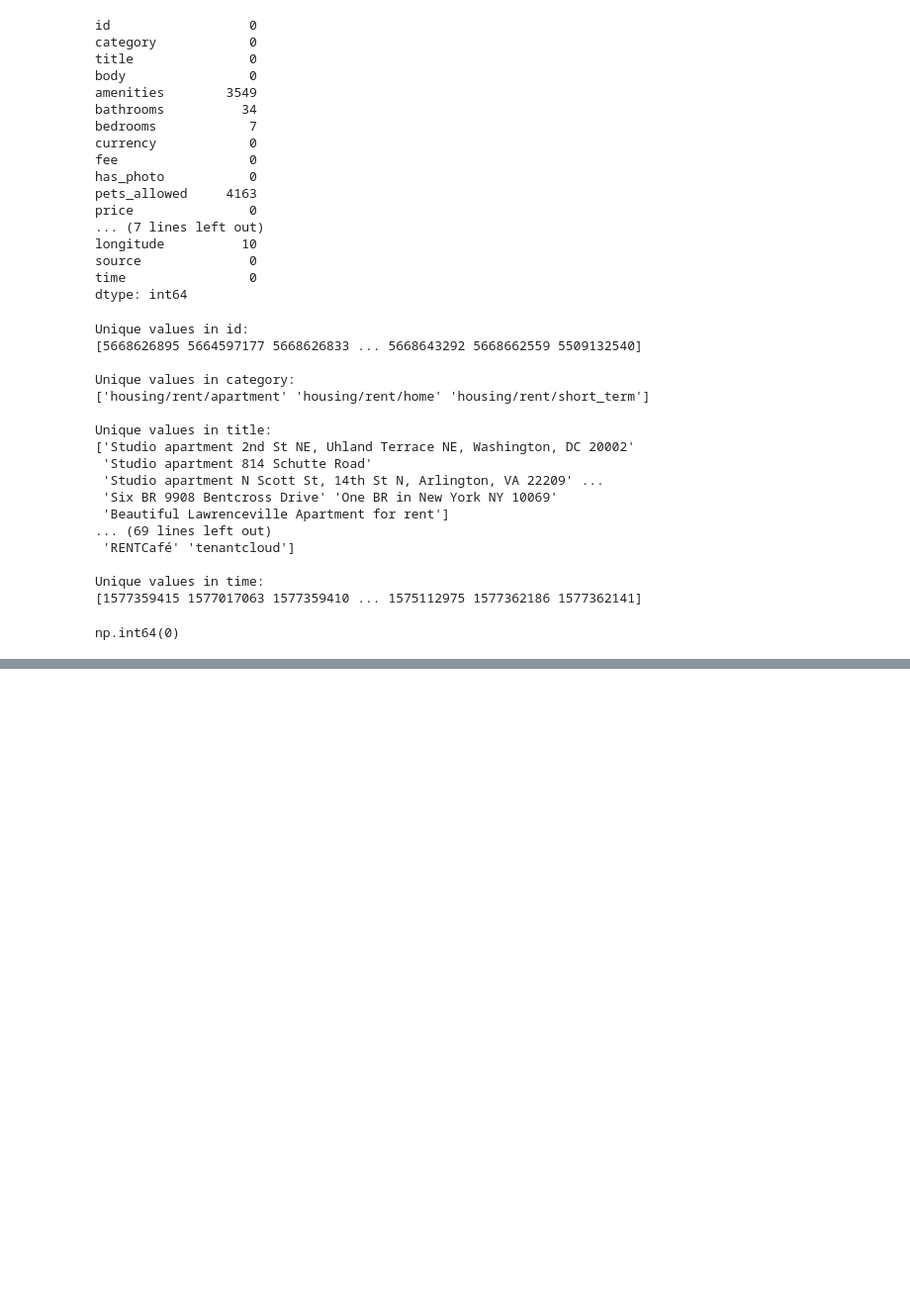
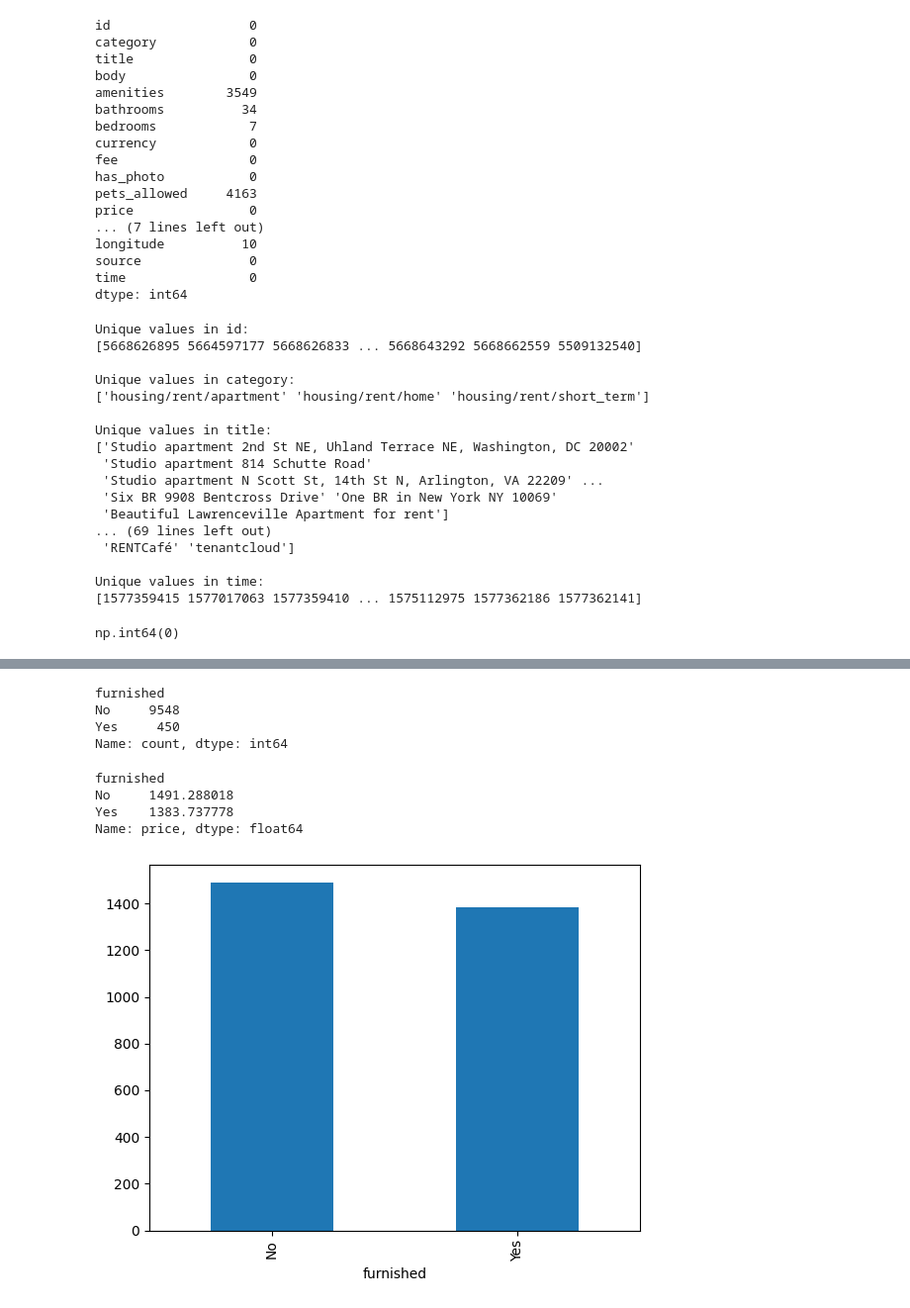
Before and after one commit to darrelljing21/ITEC4305-project, a Jupyter notebook: notebooks/process.ipynb, the cells around one changed output, grey strips where cells are left out. Shown at 99% size. Drawn from its saved outputs; the diff is of its cells as text; code cells hidden in the pictures; blank space fills up the shorter version.

```diff
--- a/notebooks/process.ipynb
+++ b/notebooks/process.ipynb
@@ -63,6 +63,13 @@ Unique values in title:
 
 Unique values in time:
 [1577359415 1577017063 1577359410 ... 1575112975 1577362186 1577362141]
+# %%
+df = df[df['category'] != 'housing/rent/short_term']
+df = df.drop(columns=['currency'])
+df['category'] = df['category'].replace({
+    'housing/rent/apartment': 'apartment',
+    'housing/rent/home': 'home'
+})
 # %%
 df_clean = df.copy()
 # %%
@@ -71,0 +111,3 @@ np.int64(0)
+# %%
+df['furnished'] = df['body'].str.contains('furnished', case=False, na=False).map({True: 'Yes', False: 'No'})
+df.head()
@@ -71,0 +122,26 @@ np.int64(0)
+# %%
+df['furnished'].value_counts()
+# %% [output]
+furnished
+No     9548
+Yes     450
+Name: count, dtype: int64
+# %%
+df['price'] = pd.to_numeric(df['price'], errors='coerce')
+df.loc[df['furnished'] == 'Yes', 'price'].mean()
+df.loc[df['furnished'] == 'No', 'price'].mean()
+avg_price =  df.groupby('furnished')['price'].mean()
+print(avg_price)
+# %% [output]
+furnished
+No     1491.288018
+Yes    1383.737778
+Name: price, dtype: float64
+# %%
+import matplotlib.pyplot as plt
+
+avg_price.plot(kind='bar')
+
+plt.show()
+# %% [output]
+[figure, added]
```
Also changed, not shown: parts of 4 cells of this notebook.
